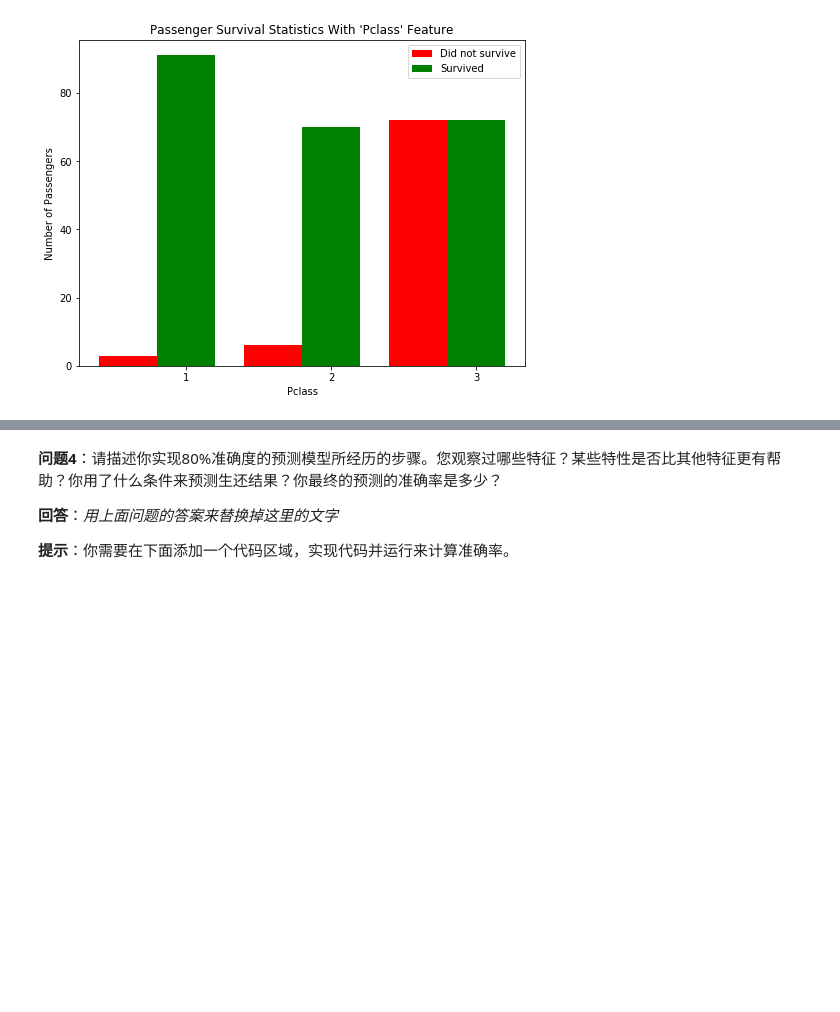
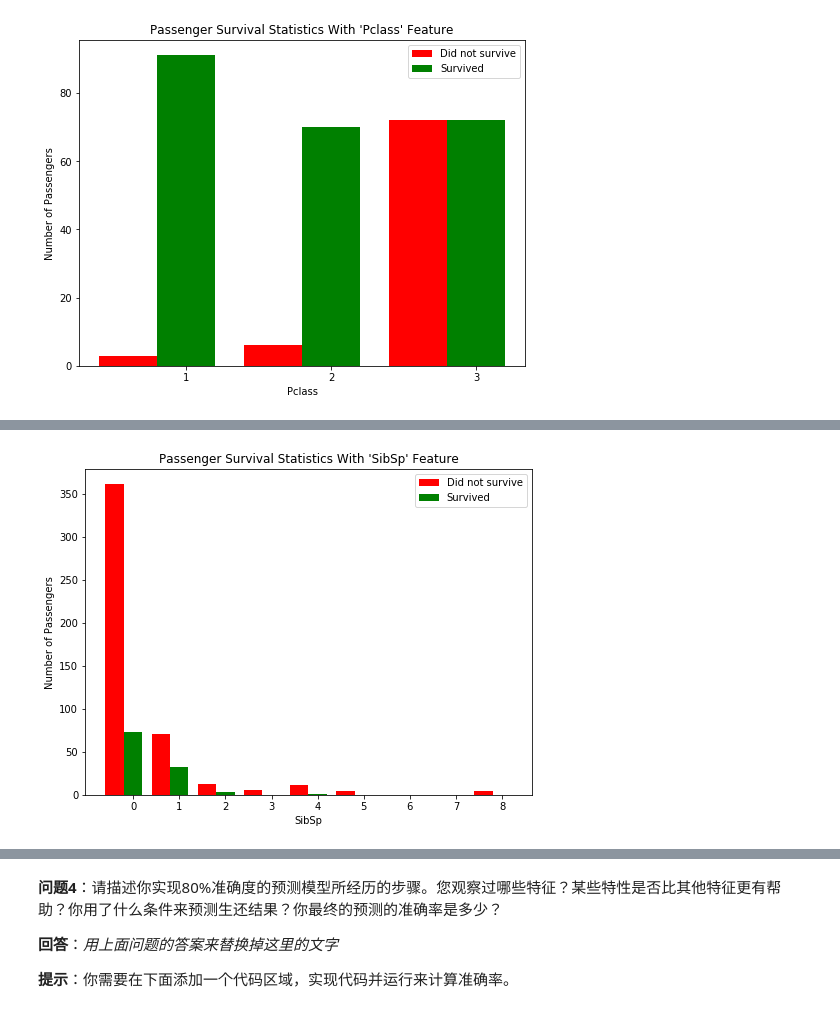
Before and after one commit to JasonZhou89/titanic_survival_exploration, a Jupyter notebook: titanic_survival_exploration.ipynb, the cells around one changed output, grey strips where cells are left out. Cells and saved outputs as stored; diff of their text form; code cells hidden in the pictures; blank space fills up the shorter version.

```diff
--- a/titanic_survival_exploration.ipynb
+++ b/titanic_survival_exploration.ipynb
@@ -260 +260,5 @@ survival_stats(data, outcomes, 'SibSp', ["Sex == 'female'","Pclass == 3"])
+# %%
+survival_stats(data, outcomes, 'SibSp', ["Sex == 'male'"])
+# %% [output]
+[figure, added]
 # %%
```
Also changed, not shown: parts of 6 cells of this notebook.
